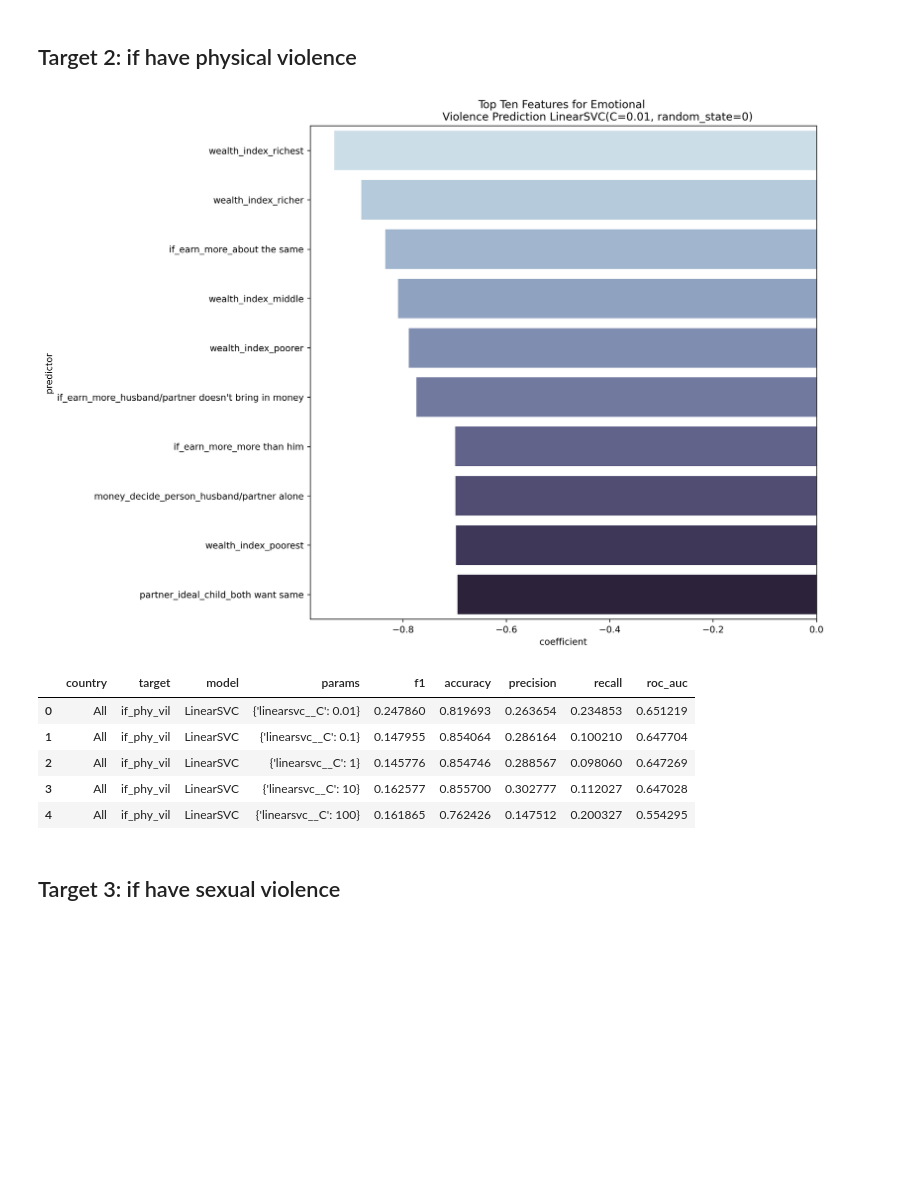
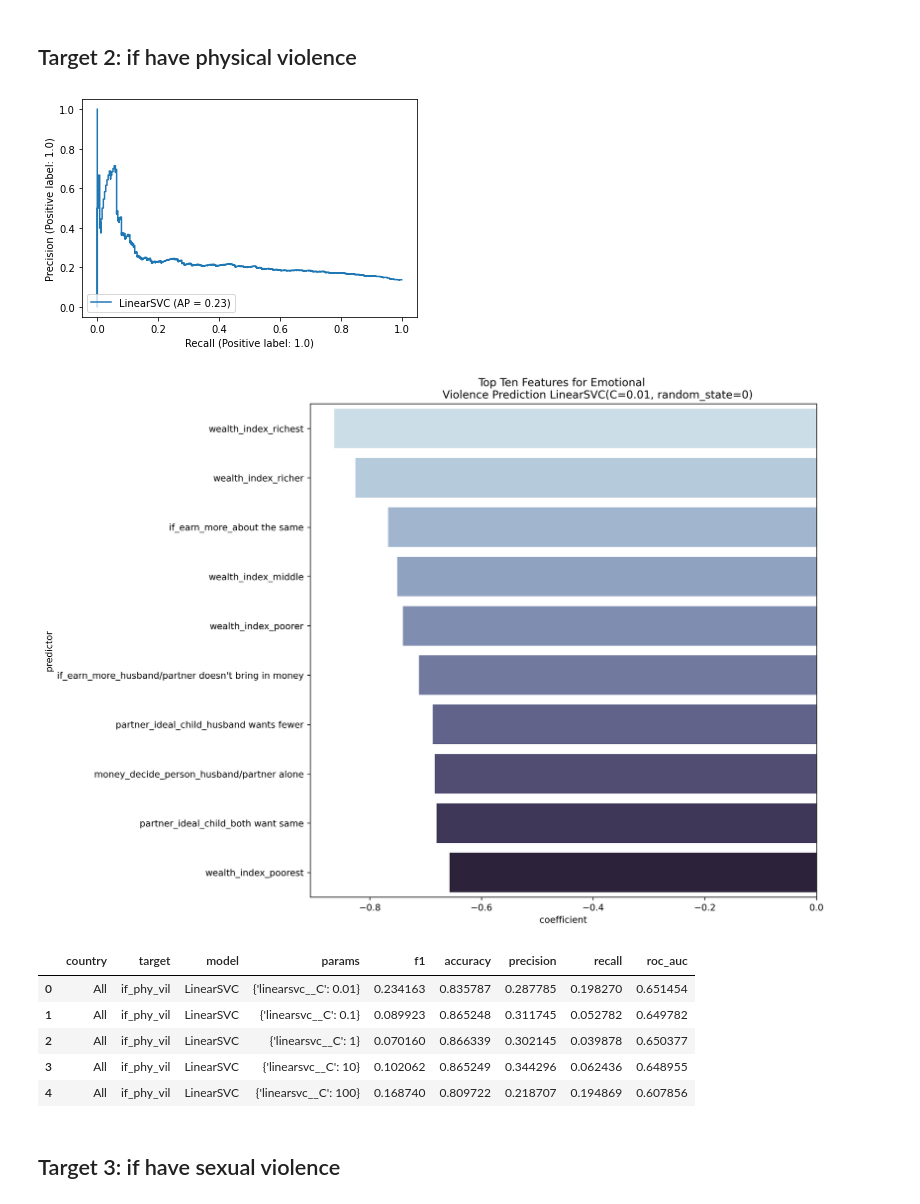
Before and after one commit to keiraou/ML-final-project, a Jupyter notebook: classification_ensembles_analysis.ipynb, the cells around one changed output. Cells and saved outputs as stored; diff of their text form; code cells hidden in the pictures; blank space fills up the shorter version.

```diff
--- a/classification_ensembles_analysis.ipynb
+++ b/classification_ensembles_analysis.ipynb
@@ -43,6 +45,7 @@ def create_df_each_country():
 # %%
 def create_df_all_countries():
 
+    df_dic={}
     for country, file in COUNTRY_DATA.items():
         df = pd.read_csv(file)
         df['country'] = country
@@ -586,19 +597,20 @@ result
 # %% [markdown]
 ## Target 2: if have physical violence
 # %%
-result, coeffs = pipeline_classification.analyze_country\
-    (X_train, X_test, y_train2, y_test2, 'All', 'if_phy_vil', 0.5, 'SVC')
+result, eval, coeffs = pipeline_classification.analyze_country\
+    (X_train, X_test, y_train2, y_test2, 'All', 'if_phy_vil', 'SVC')
 # %% [output]
-[figure, old version]
+[figure, new version]
+[figure, added]
 # %%
 result
 # %% [output]
 |  | country | target | model | params | f1 | accuracy | precision | recall | roc_auc |
-| 0 | All | if_phy_vil | LinearSVC | {'linearsvc__C': 0.01} | 0.247860 | 0.819693 | 0.263654 | 0.234853 | 0.651219 |
-| 1 | All | if_phy_vil | LinearSVC | {'linearsvc__C': 0.1} | 0.147955 | 0.854064 | 0.286164 | 0.100210 | 0.647704 |
-| 2 | All | if_phy_vil | LinearSVC | {'linearsvc__C': 1} | 0.145776 | 0.854746 | 0.288567 | 0.098060 | 0.647269 |
-| 3 | All | if_phy_vil | LinearSVC | {'linearsvc__C': 10} | 0.162577 | 0.855700 | 0.302777 | 0.112027 | 0.647028 |
-| 4 | All | if_phy_vil | LinearSVC | {'linearsvc__C': 100} | 0.161865 | 0.762426 | 0.147512 | 0.200327 | 0.554295 |
+| 0 | All | if_phy_vil | LinearSVC | {'linearsvc__C': 0.01} | 0.234163 | 0.835787 | 0.287785 | 0.198270 | 0.651454 |
+| 1 | All | if_phy_vil | LinearSVC | {'linearsvc__C': 0.1} | 0.089923 | 0.865248 | 0.311745 | 0.052782 | 0.649782 |
+| 2 | All | if_phy_vil | LinearSVC | {'linearsvc__C': 1} | 0.070160 | 0.866339 | 0.302145 | 0.039878 | 0.650377 |
+| 3 | All | if_phy_vil | LinearSVC | {'linearsvc__C': 10} | 0.102062 | 0.865249 | 0.344296 | 0.062436 | 0.648955 |
+| 4 | All | if_phy_vil | LinearSVC | {'linearsvc__C': 100} | 0.168740 | 0.809722 | 0.218707 | 0.194869 | 0.607856 |
 # %% [markdown]
 ## Target 3: if have sexual violence
 # %%
```
Also changed, not shown: parts of 37 cells of this notebook, 3 other files.
